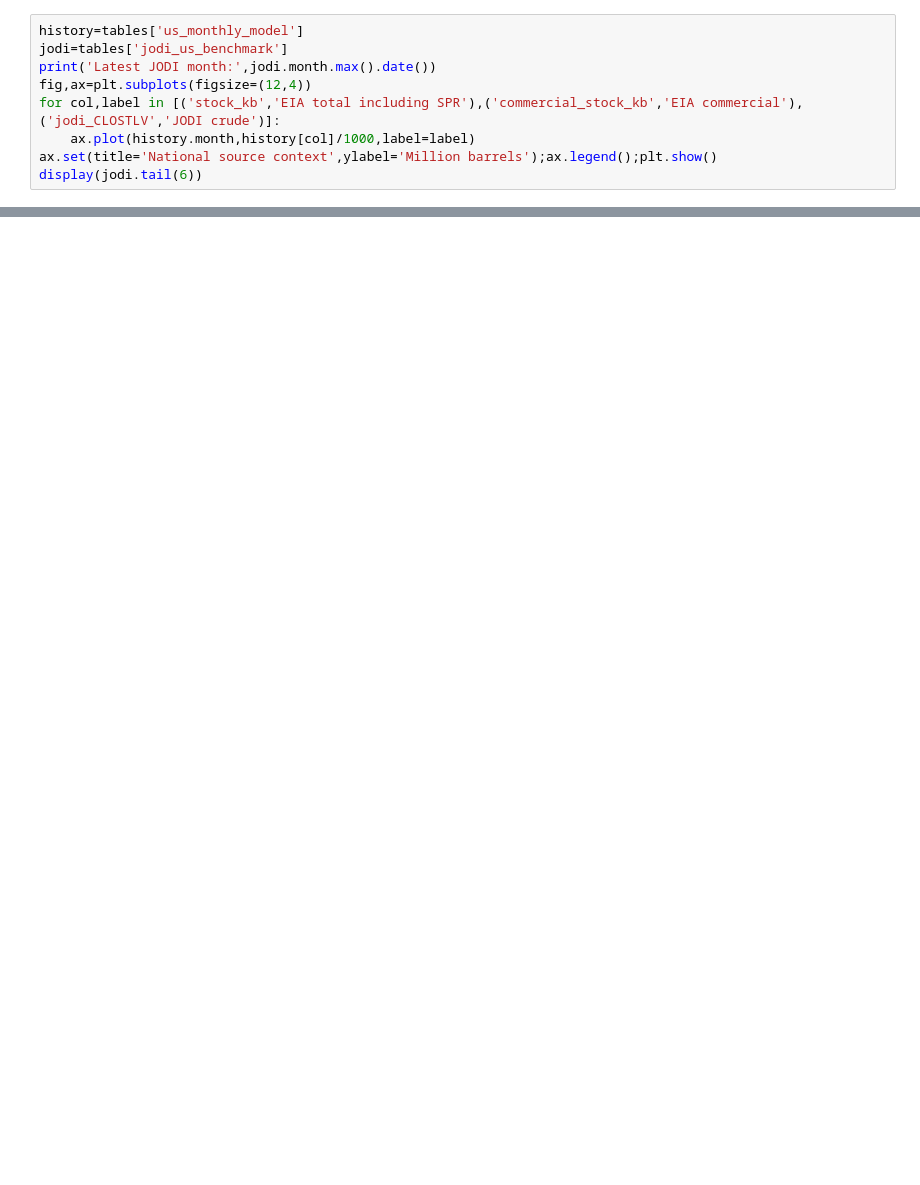
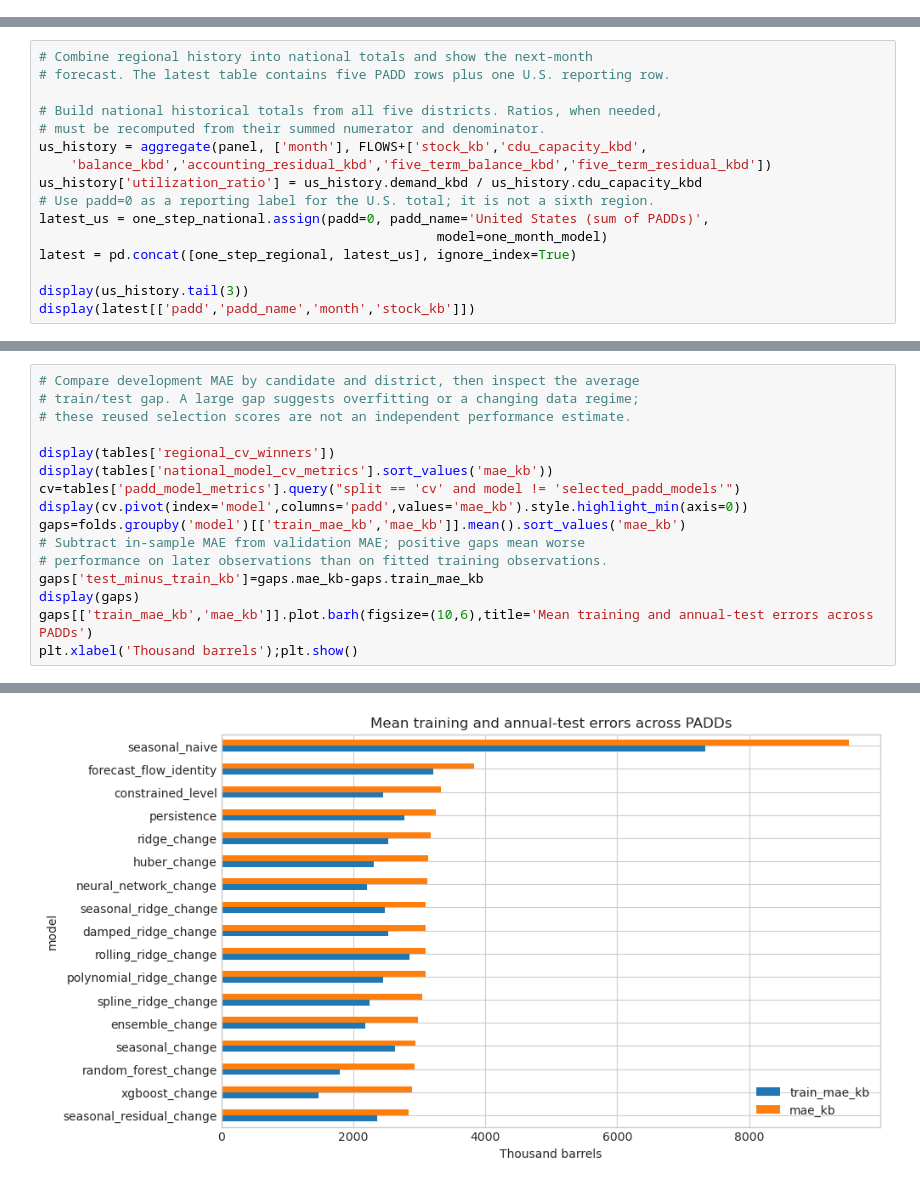
Before and after one commit to calvinchou711/US_SND_CRUDE, a Jupyter notebook: us_snd_model_results.ipynb, the cells around one changed output, grey strips where cells are left out. Cells and saved outputs as stored; diff of their text form; blank space fills up the shorter version.

```diff
--- a/us_snd_model_results.ipynb
+++ b/us_snd_model_results.ipynb
@@ -1125,9 +0,0 @@ JODI CRUDEOIL observations are snapshotted from the local database and currently
-# %%
-history=tables['us_monthly_model']
-jodi=tables['jodi_us_benchmark']
-print('Latest JODI month:',jodi.month.max().date())
-fig,ax=plt.subplots(figsize=(12,4))
-for col,label in [('stock_kb','EIA total including SPR'),('commercial_stock_kb','EIA commercial'),('jodi_CLOSTLV','JODI crude')]:
-    ax.plot(history.month,history[col]/1000,label=label)
-ax.set(title='National source context',ylabel='Million barrels');ax.legend();plt.show()
-display(jodi.tail(6))
@@ -1357,0 +1084,16 @@ us_recursive_horizon_metrics.csv
+# %%
+# Combine regional history into national totals and show the next-month
+# forecast. The latest table contains five PADD rows plus one U.S. reporting row.
+
+# Build national historical totals from all five districts. Ratios, when needed,
+# must be recomputed from their summed numerator and denominator.
+us_history = aggregate(panel, ['month'], FLOWS+['stock_kb','cdu_capacity_kbd',
+    'balance_kbd','accounting_residual_kbd','five_term_balance_kbd','five_term_residual_kbd'])
+us_history['utilization_ratio'] = us_history.demand_kbd / us_history.cdu_capacity_kbd
+# Use padd=0 as a reporting label for the U.S. total; it is not a sixth region.
+latest_us = one_step_national.assign(padd=0, padd_name='United States (sum of PADDs)',
+                                                   model=one_month_model)
+latest = pd.concat([one_step_regional, latest_us], ignore_index=True)
+
+display(us_history.tail(3))
+display(latest[['padd','padd_name','month','stock_kb']])
@@ -1357,0 +1212,17 @@ us_recursive_horizon_metrics.csv
+# %%
+# Compare development MAE by candidate and district, then inspect the average
+# train/test gap. A large gap suggests overfitting or a changing data regime;
+# these reused selection scores are not an independent performance estimate.
+
+display(tables['regional_cv_winners'])
+display(tables['national_model_cv_metrics'].sort_values('mae_kb'))
+cv=tables['padd_model_metrics'].query("split == 'cv' and model != 'selected_padd_models'")
+display(cv.pivot(index='model',columns='padd',values='mae_kb').style.highlight_min(axis=0))
+gaps=folds.groupby('model')[['train_mae_kb','mae_kb']].mean().sort_values('mae_kb')
+# Subtract in-sample MAE from validation MAE; positive gaps mean worse
+# performance on later observations than on fitted training observations.
+gaps['test_minus_train_kb']=gaps.mae_kb-gaps.train_mae_kb
+display(gaps)
+gaps[['train_mae_kb','mae_kb']].plot.barh(figsize=(10,6),title='Mean training and annual-test errors across PADDs')
+plt.xlabel('Thousand barrels');plt.show()
+# %% [output]
@@ -1357,0 +1290 @@ us_recursive_horizon_metrics.csv
+[figure, added]
```
Also changed, not shown: parts of 133 cells of this notebook.
